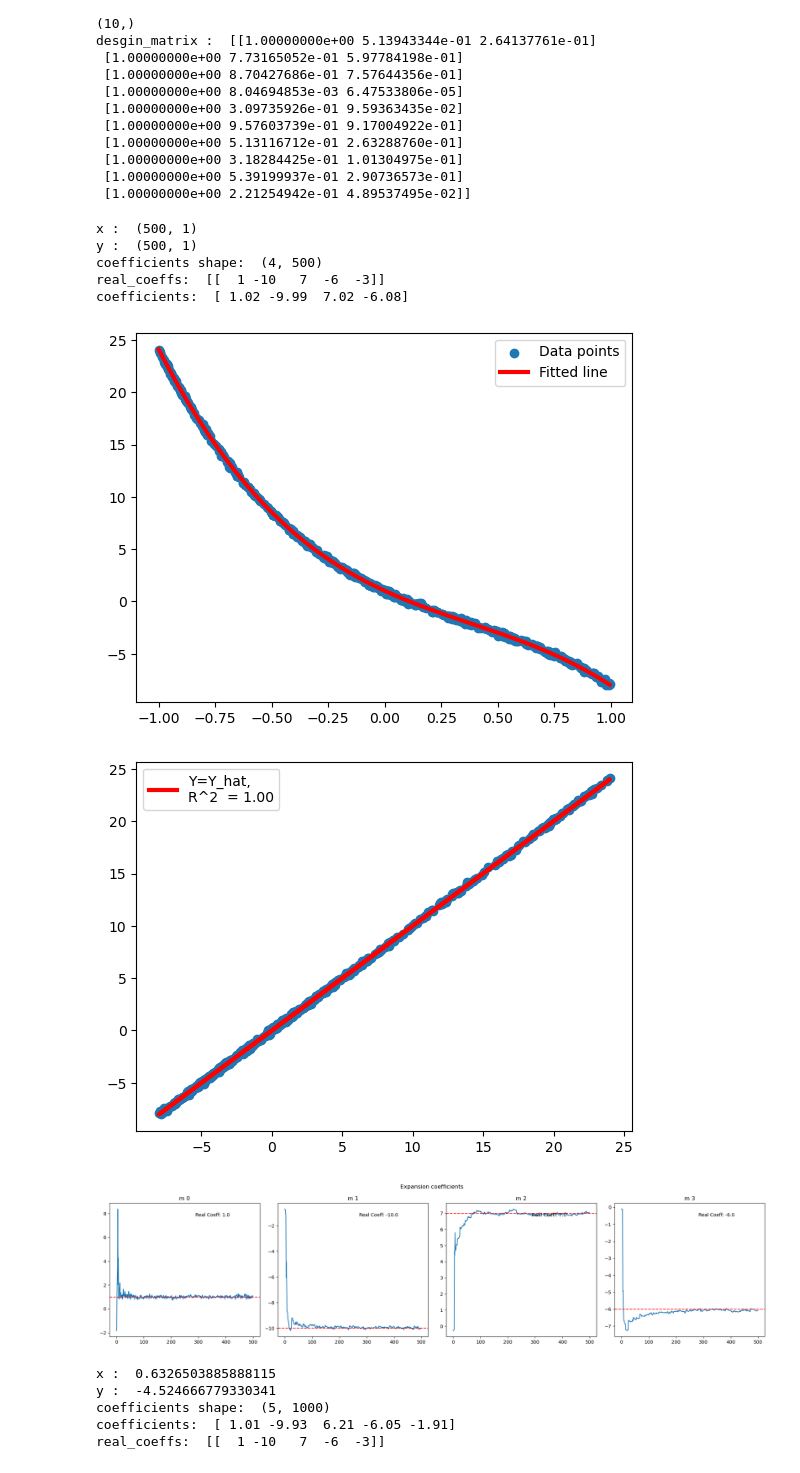
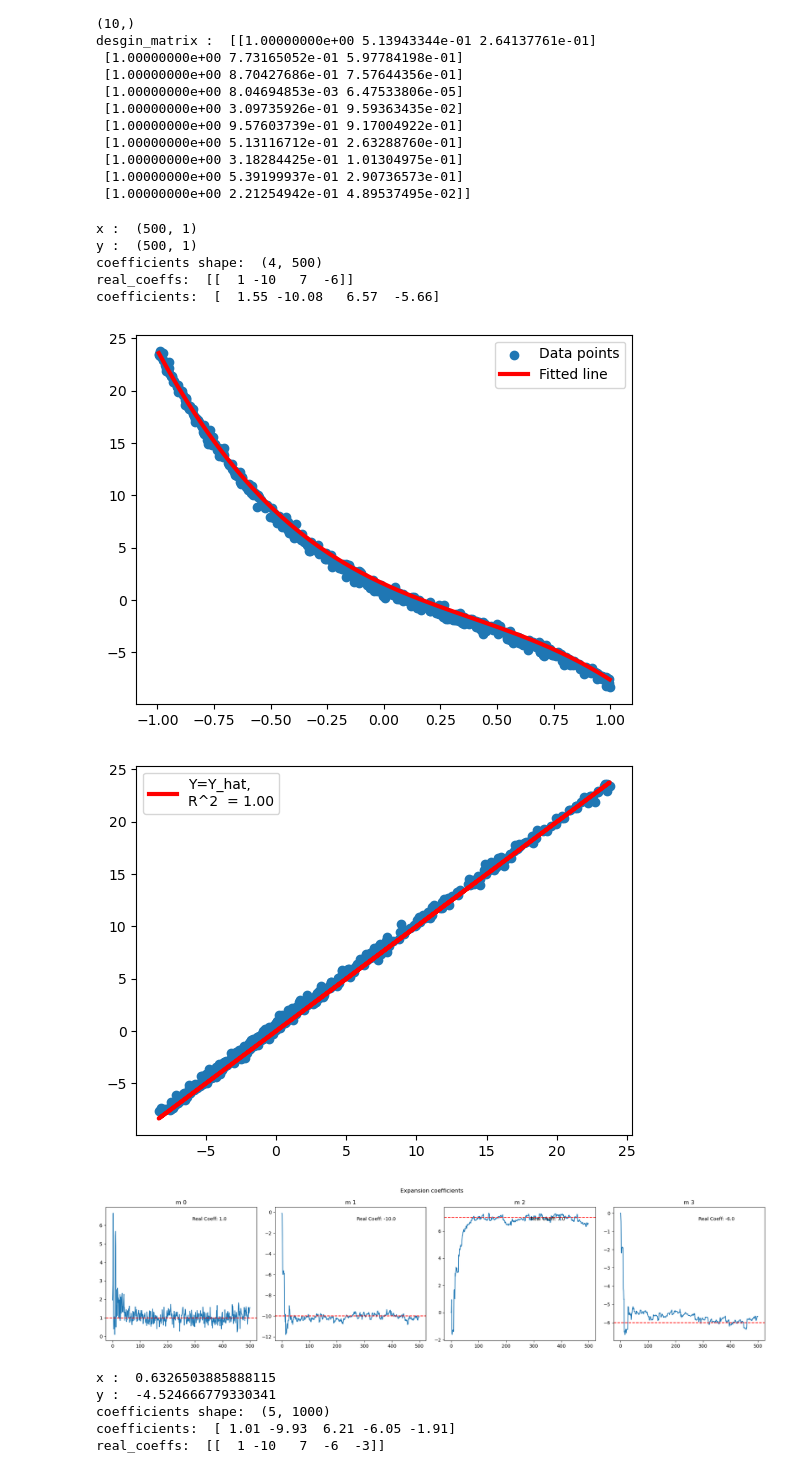
Before and after one commit to fsaudm/Recursive-Estimation-of-Polynomial-Approximation-Kaczmarz-Algorithm, a Jupyter notebook: Monomial Polynomials - Kaczmarz Coeff Estimation.ipynb, the cells around one changed output. Cells and saved outputs as stored; diff of their text form; code cells hidden in the pictures.

```diff
--- a/Monomial Polynomials - Kaczmarz Coeff Estimation.ipynb
+++ b/Monomial Polynomials - Kaczmarz Coeff Estimation.ipynb
@@ -231,9 +231,9 @@ P_2 = x**2
 P_3 = x**3
 
 
-real_coeffs = np.array([[1, -10, 7, -6,  -3]])
+real_coeffs = np.array([[1, -10, 7, -6]])
 
-noise = np.random.normal(scale=0.1, size=(t,1))
+noise = np.random.normal(scale=0.3, size=(t,1))
 
 y = real_coeffs[0,0] * P_0 + real_coeffs[0,1] * P_1 + real_coeffs[0,2] * P_2 + real_coeffs[0,3] * P_3     + noise
 
@@ -311,10 +311,10 @@ y_hat =  generate_design_matrix_from_1D_data(x,polynomial_degree) @ weights.T
 sort_indices = np.argsort(x.flatten())
 x_sorted = x[sort_indices]
 y_hat_sorted = y_hat[sort_indices]
-
+y_sorted = y[sort_indices]
 
 # Plots
-plt.scatter(x, y, label='Data points')
+plt.scatter(x_sorted, y_sorted, label='Data points')
 plt.plot(x_sorted, y_hat_sorted, color='red', linewidth = 3, label='Fitted line')
 plt.legend()  # This will add a legend to your plot
 plt.show()
@@ -324,38 +324,38 @@ r2 = r2_score(y, y_hat)
 
 plt.scatter(y, y_hat)
 plt.plot(y,y,color='red', linewidth = 3, label=f'Y=Y_hat, \nR^2  = {r2:.2f}')
 plt.legend()
 plt.show()
 
 # Create a grid of subplots and flatten it
 fig, axs = plt.subplots(ncols=polynomial_degree+1, figsize=(20, 5))
 axs = axs.flatten()
 
 # Plot each coefficient and add a horizontal line at the mean
 for i in range(polynomial_degree+1):
     axs[i].plot(coefficients[i,:])
     mean_value = real_coeffs[:,i].mean()
     axs[i].axhline(y=mean_value, linestyle='dashed', color='red')
     axs[i].text(0.8, 0.9, f"Real Coeff: {mean_value:.1f}", transform=axs[i].transAxes, ha='right')
 
 # Set titles for the subplots
 for i, ax in enumerate(axs):
     ax.set_title(f"m {i}")
 
 # Add a main title to the figure
 fig.suptitle('Expansion coefficients')
 # Adjust the spacing between subplots
 plt.tight_layout()
 plt.show()
 # %% [output]
 x :  (500, 1)
 y :  (500, 1)
 coefficients shape:  (4, 500)
-real_coeffs:  [[  1 -10   7  -6  -3]]
-coefficients:  [ 1.02 -9.99  7.02 -6.08]
+real_coeffs:  [[  1 -10   7  -6]]
+coefficients:  [  1.55 -10.08   6.57  -5.66]
-[figure, old version]
+[figure, new version]
-[figure, old version]
+[figure, new version]
-[figure, old version]
+[figure, new version]
 # %%
 x = random.uniform(-1, 1)
 print('x : ', x )
```
